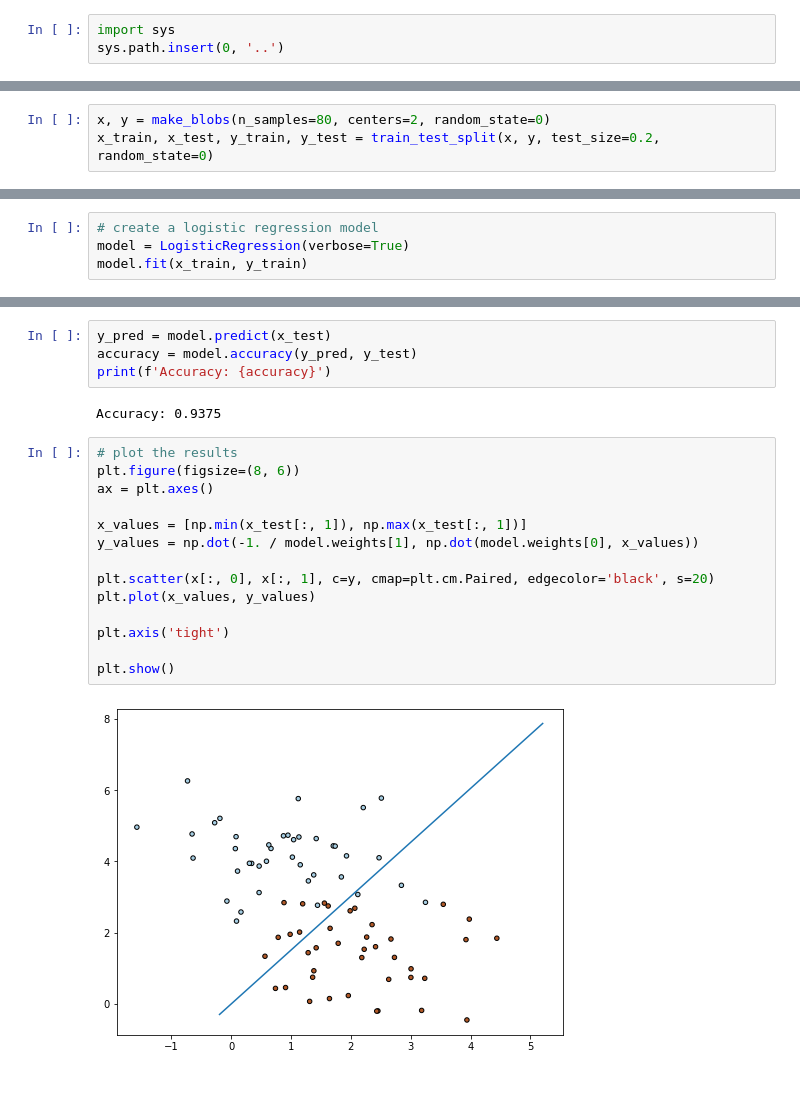
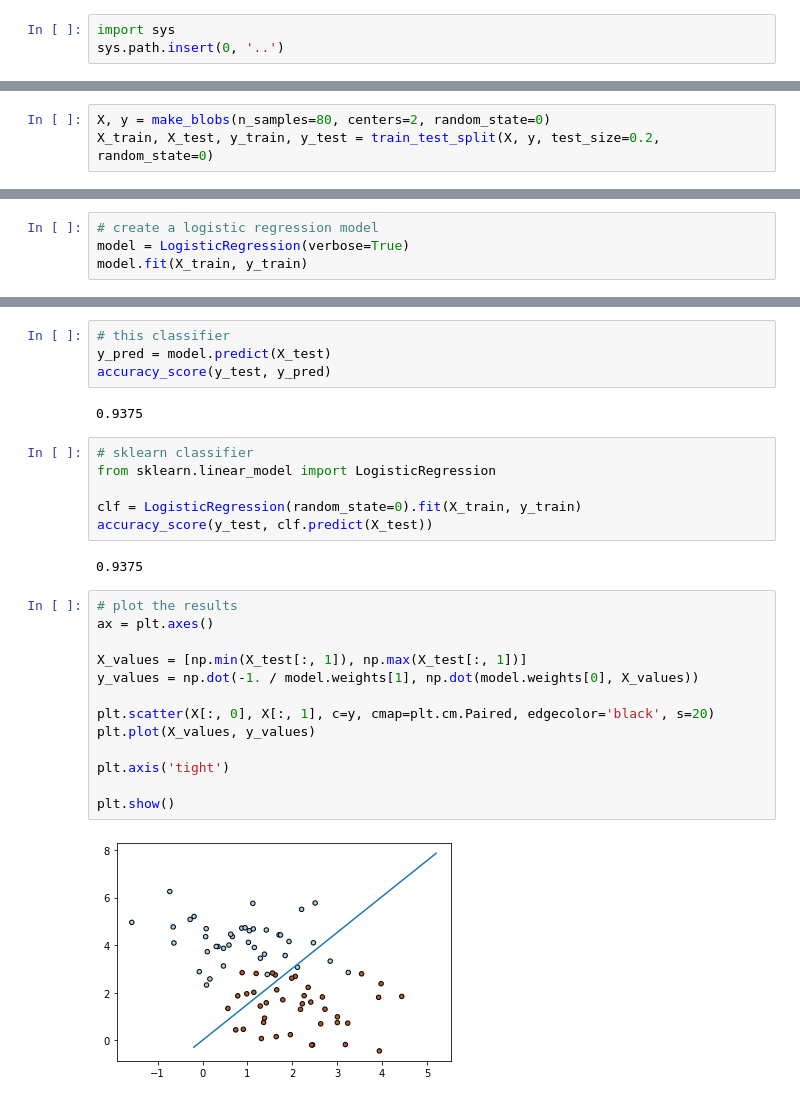
Before and after one commit to waitingcheung/PyML, a Jupyter notebook: examples/logistic_regression.ipynb, the cells around one changed output, grey strips where cells are left out. Saved outputs shown, nothing was run; the diff lists cells and outputs as text.

```diff
--- a/examples/logistic_regression.ipynb
+++ b/examples/logistic_regression.ipynb
@@ -9,5 +10,5 @@ from sklearn.model_selection import train_test_split
 
 from lib.logistic_regression import LogisticRegression
 # %%
-x, y = make_blobs(n_samples=80, centers=2, random_state=0)
-x_train, x_test, y_train, y_test = train_test_split(x, y, test_size=0.2, random_state=0)
+X, y = make_blobs(n_samples=80, centers=2, random_state=0)
+X_train, X_test, y_train, y_test = train_test_split(X, y, test_size=0.2, random_state=0)
@@ -14,5 +20,5 @@ x_train, x_test, y_train, y_test = train_test_split(x, y, test_size=0.2, random_
 # %%
 # create a logistic regression model
 model = LogisticRegression(verbose=True)
-model.fit(x_train, y_train)
+model.fit(X_train, y_train)
 # %% [output]
@@ -33,25 +39,32 @@ iter  270000     loss   0.299
 iter  280000     loss   0.299
 iter  290000     loss   0.299
 iter  300000     loss   0.298
-# %%
-y_pred = model.predict(x_test)
-accuracy = model.accuracy(y_pred, y_test)
-print(f'Accuracy: {accuracy}')
-# %% [output]
-Accuracy: 0.9375
+# %%
+# this classifier
+y_pred = model.predict(X_test)
+accuracy_score(y_test, y_pred)
+# %% [output]
+0.9375
+# %%
+# sklearn classifier
+from sklearn.linear_model import LogisticRegression
+
+clf = LogisticRegression(random_state=0).fit(X_train, y_train)
+accuracy_score(y_test, clf.predict(X_test))
+# %% [output]
+0.9375
 # %%
 # plot the results
-plt.figure(figsize=(8, 6))
 ax = plt.axes()
 
-x_values = [np.min(x_test[:, 1]), np.max(x_test[:, 1])]
-y_values = np.dot(-1. / model.weights[1], np.dot(model.weights[0], x_values))
+X_values = [np.min(X_test[:, 1]), np.max(X_test[:, 1])]
+y_values = np.dot(-1. / model.weights[1], np.dot(model.weights[0], X_values))
 
-plt.scatter(x[:, 0], x[:, 1], c=y, cmap=plt.cm.Paired, edgecolor='black', s=20)
-plt.plot(x_values, y_values)
+plt.scatter(X[:, 0], X[:, 1], c=y, cmap=plt.cm.Paired, edgecolor='black', s=20)
+plt.plot(X_values, y_values)
 
 plt.axis('tight')
 
 plt.show()
 # %% [output]
-[figure, old version]
+[figure, new version]
```
Also changed, not shown: parts of 3 cells of this notebook, 1 other file.
